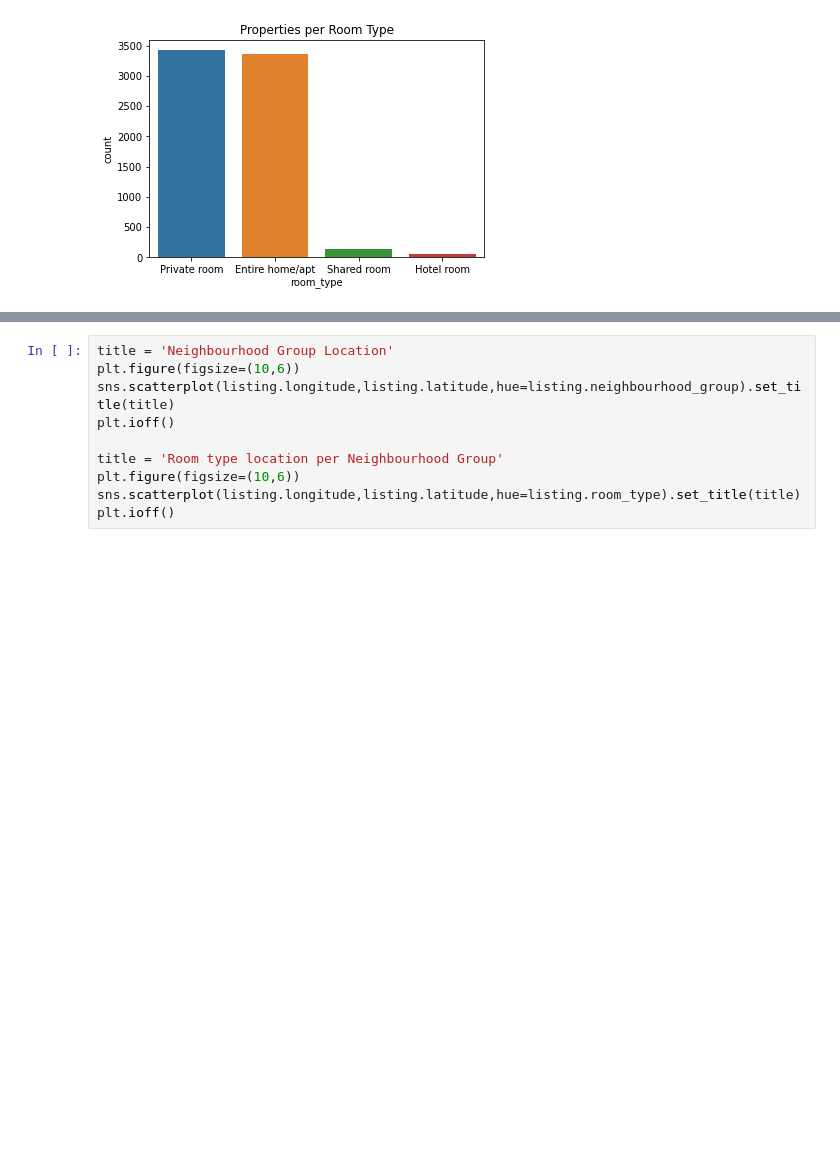
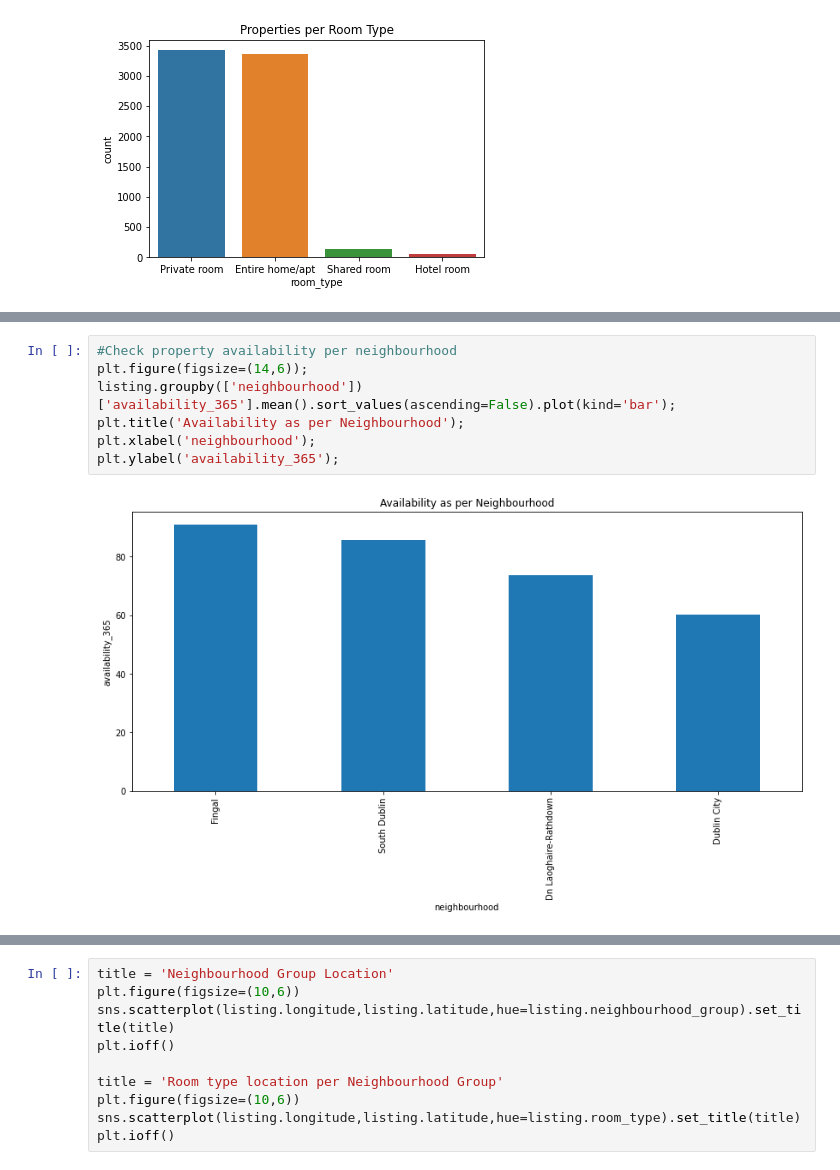
Before and after one commit to malouisek/finalyearproject, a Jupyter notebook: short_term_rental_final .ipynb, the cells around one changed output, grey strips where cells are left out. Cells and saved outputs as stored; diff of their text form; blank space fills up the shorter version.

```diff
--- a/short_term_rental_final .ipynb
+++ b/short_term_rental_final .ipynb
@@ -172,0 +120,9 @@ plt.ioff()
+# %%
+#Check property availability per neighbourhood
+plt.figure(figsize=(14,6));
+listing.groupby(['neighbourhood'])['availability_365'].mean().sort_values(ascending=False).plot(kind='bar');
+plt.title('Availability as per Neighbourhood');
+plt.xlabel('neighbourhood');
+plt.ylabel('availability_365');
+# %% [output]
+[figure, added]
```
Also changed, not shown: parts of 23 cells of this notebook.
